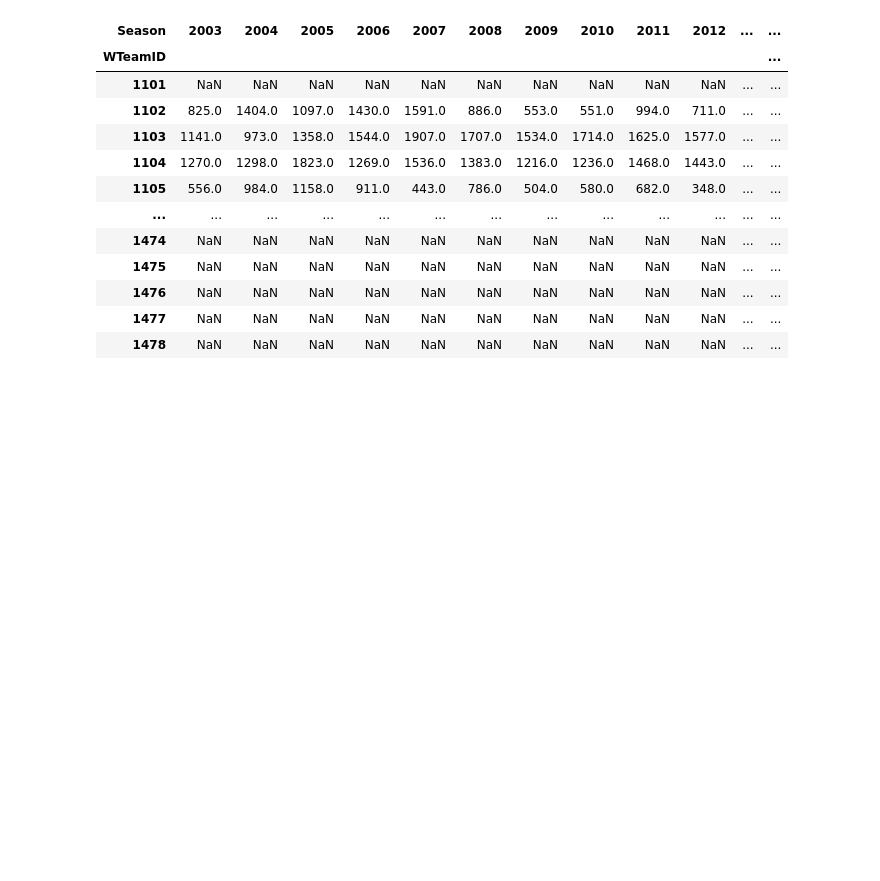
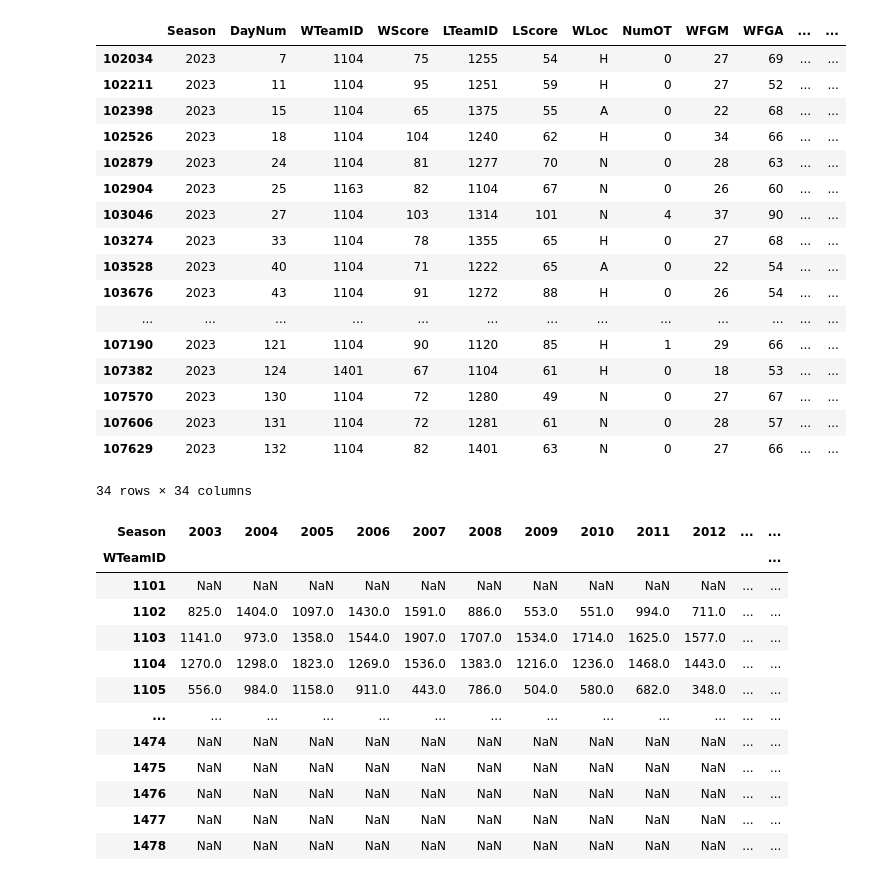
Before and after one commit to rauldaal/march-madness, a Jupyter notebook: explorer.ipynb, the cells around one changed output. Saved outputs shown, nothing was run; the diff lists cells and outputs as text; code cells hidden in the pictures; blank space fills up the shorter version.

```diff
--- a/explorer.ipynb
+++ b/explorer.ipynb
@@ -4,6 +4,29 @@ import numpy as np
 from matplotlib import pyplot as plt
 # %%
 MRegularSeasonDetailedResults = pd.read_csv("data/MRegularSeasonDetailedResults.csv")
+selected_season = 2023
+selected_team = 1104
+
+MRegularSeasonDetailedResults[(MRegularSeasonDetailedResults['Season'] == selected_season) & ((MRegularSeasonDetailedResults['WTeamID'] == selected_team) | (MRegularSeasonDetailedResults['LTeamID'] == selected_team))]
+# %% [output]
+|  | Season | DayNum | WTeamID | WScore | LTeamID | LScore | WLoc | NumOT | WFGM | WFGA | ... | ... |
+| 102034 | 2023 | 7 | 1104 | 75 | 1255 | 54 | H | 0 | 27 | 69 | ... | ... |
+| 102211 | 2023 | 11 | 1104 | 95 | 1251 | 59 | H | 0 | 27 | 52 | ... | ... |
+| 102398 | 2023 | 15 | 1104 | 65 | 1375 | 55 | A | 0 | 22 | 68 | ... | ... |
+| 102526 | 2023 | 18 | 1104 | 104 | 1240 | 62 | H | 0 | 34 | 66 | ... | ... |
+| 102879 | 2023 | 24 | 1104 | 81 | 1277 | 70 | N | 0 | 28 | 63 | ... | ... |
+| 102904 | 2023 | 25 | 1163 | 82 | 1104 | 67 | N | 0 | 26 | 60 | ... | ... |
+| 103046 | 2023 | 27 | 1104 | 103 | 1314 | 101 | N | 4 | 37 | 90 | ... | ... |
+| 103274 | 2023 | 33 | 1104 | 78 | 1355 | 65 | H | 0 | 27 | 68 | ... | ... |
+| 103528 | 2023 | 40 | 1104 | 71 | 1222 | 65 | A | 0 | 22 | 54 | ... | ... |
+| 103676 | 2023 | 43 | 1104 | 91 | 1272 | 88 | H | 0 | 26 | 54 | ... | ... |
+| ... | ... | ... | ... | ... | ... | ... | ... | ... | ... | ... | ... | ... |
+| 107190 | 2023 | 121 | 1104 | 90 | 1120 | 85 | H | 1 | 29 | 66 | ... | ... |
+| 107382 | 2023 | 124 | 1401 | 67 | 1104 | 61 | H | 0 | 18 | 53 | ... | ... |
+| 107570 | 2023 | 130 | 1104 | 72 | 1280 | 49 | N | 0 | 27 | 67 | ... | ... |
+| 107606 | 2023 | 131 | 1104 | 72 | 1281 | 61 | N | 0 | 28 | 57 | ... | ... |
+| 107629 | 2023 | 132 | 1104 | 82 | 1401 | 63 | N | 0 | 27 | 66 | ... | ... |
+34 rows × 34 columns
 # %%
 # %% [output]
 | Season | 2003 | 2004 | 2005 | 2006 | 2007 | 2008 | 2009 | 2010 | 2011 | 2012 | ... | ... |
```
Also changed, not shown: 1 other file.
